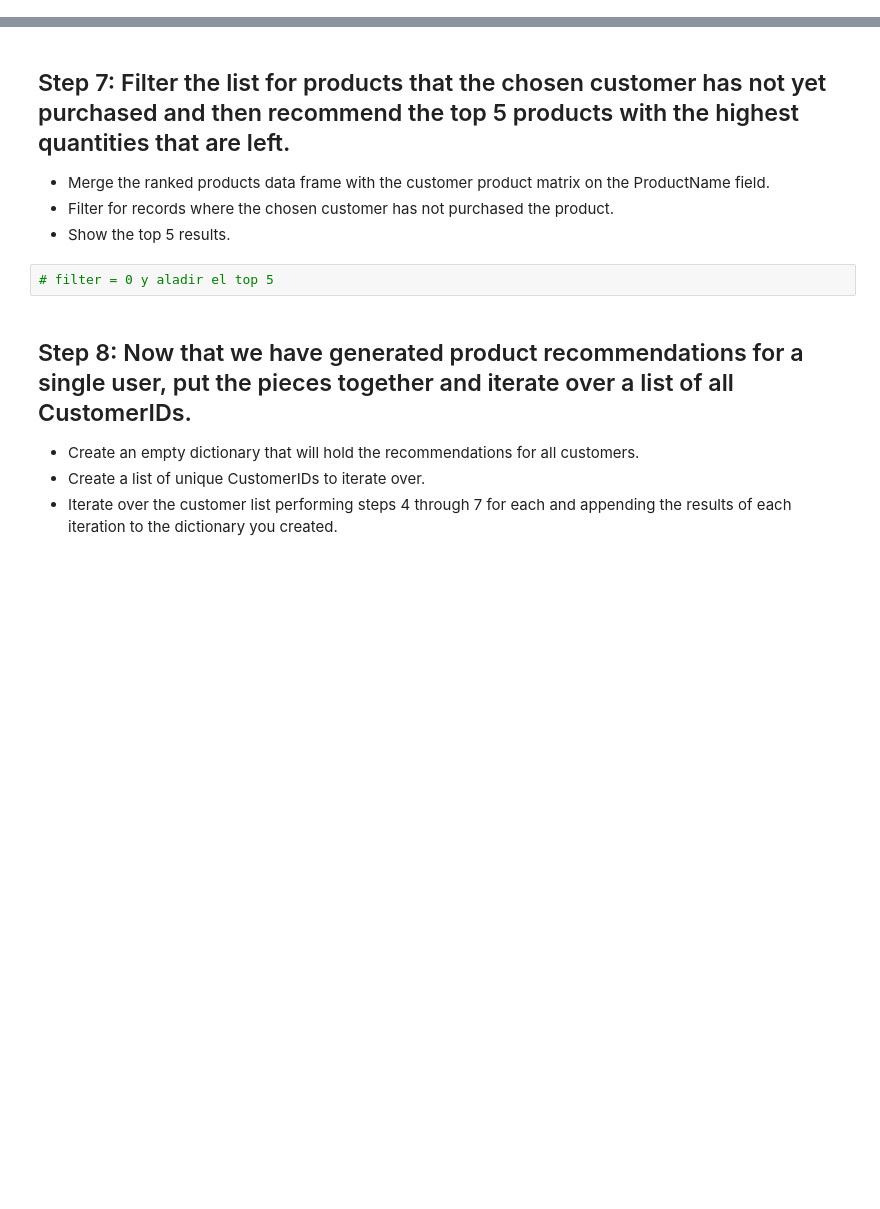
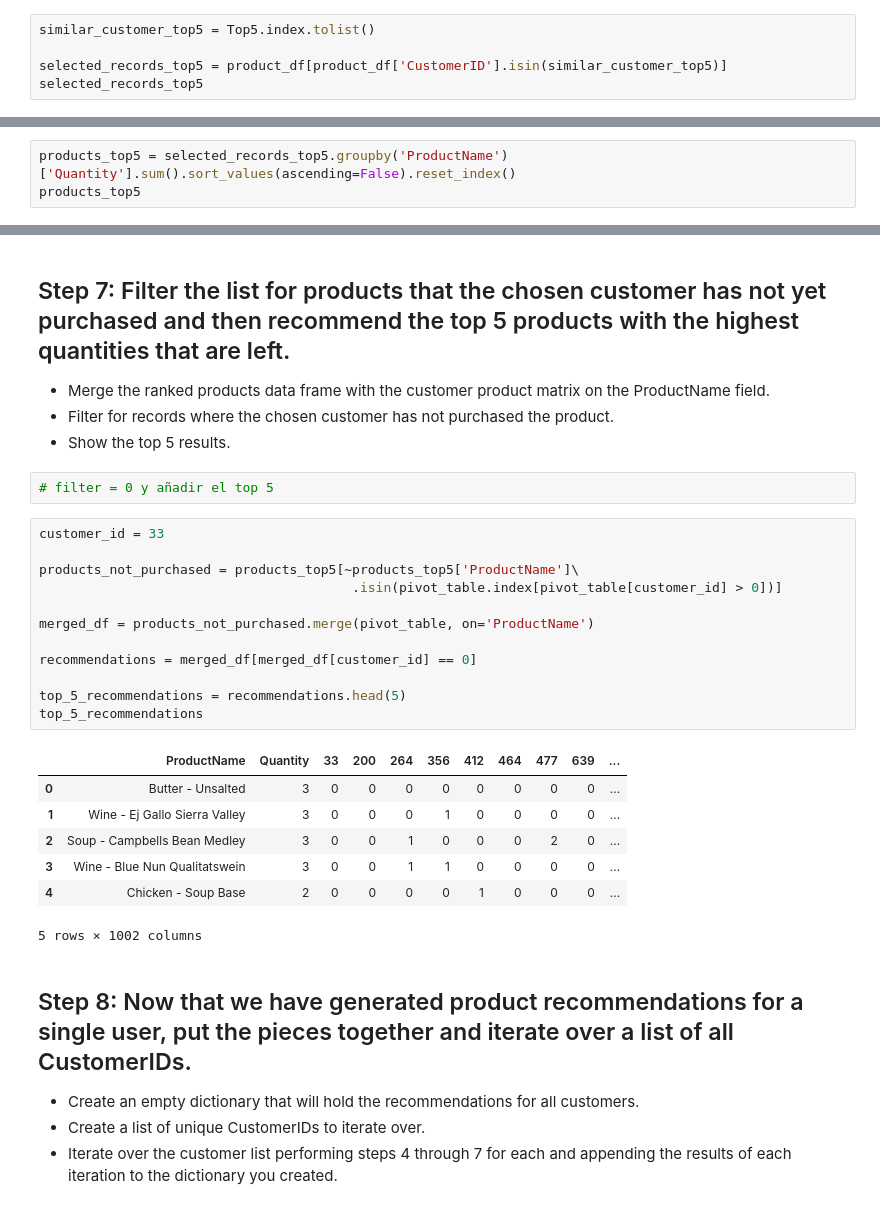
Before and after one commit to AlanaCastillo/dataptmad0923_labs, a Jupyter notebook: extra-work/m2/lab-intro-recommender-systems/your-code/main.ipynb, the cells around one changed output, grey strips where cells are left out. Cells and saved outputs as stored; diff of their text form; blank space fills up the shorter version.

```diff
--- a/extra-work/m2/lab-intro-recommender-systems/your-code/main.ipynb
+++ b/extra-work/m2/lab-intro-recommender-systems/your-code/main.ipynb
@@ -174,0 +160,5 @@ top5_similar
+# %%
+similar_customer_top5 = Top5.index.tolist()
+
+selected_records_top5 = product_df[product_df['CustomerID'].isin(similar_customer_top5)]
+selected_records_top5
@@ -178,3 +182,6 @@ top5_similar
 This will give you the total number of each product purchased by the 5 most similar customers to the customer you selected in order from most purchased to least.
 # %%
 # usar el data frame original y hacer un group by cuando dice aggregate = group by y sortearlo
+# %%
+products_top5 = selected_records_top5.groupby('ProductName')['Quantity'].sum().sort_values(ascending=False).reset_index()
+products_top5
@@ -185,7 +206,27 @@ This will give you the total number of each product purchased by the 5 most simi
 - Filter for records where the chosen customer has not purchased the product.
 - Show the top 5 results.
 # %%
-# filter = 0 y aladir el top 5
+# filter = 0 y añadir el top 5
+# %%
+customer_id = 33
+
+products_not_purchased = products_top5[~products_top5['ProductName']\
+                                        .isin(pivot_table.index[pivot_table[customer_id] > 0])]
+
+merged_df = products_not_purchased.merge(pivot_table, on='ProductName')
+
+recommendations = merged_df[merged_df[customer_id] == 0]
+
+top_5_recommendations = recommendations.head(5)
+top_5_recommendations
+# %% [output]
+|  | ProductName | Quantity | 33 | 200 | 264 | 356 | 412 | 464 | 477 | 639 | ... |
+| 0 | Butter - Unsalted | 3 | 0 | 0 | 0 | 0 | 0 | 0 | 0 | 0 | ... |
+| 1 | Wine - Ej Gallo Sierra Valley | 3 | 0 | 0 | 0 | 1 | 0 | 0 | 0 | 0 | ... |
+| 2 | Soup - Campbells Bean Medley | 3 | 0 | 0 | 1 | 0 | 0 | 0 | 2 | 0 | ... |
+| 3 | Wine - Blue Nun Qualitatswein | 3 | 0 | 0 | 1 | 1 | 0 | 0 | 0 | 0 | ... |
+| 4 | Chicken - Soup Base | 2 | 0 | 0 | 0 | 0 | 1 | 0 | 0 | 0 | ... |
+5 rows × 1002 columns
 # %% [markdown]
 ## Step 8: Now that we have generated product recommendations for a single user, put the pieces together and iterate over a list of all CustomerIDs.
 
```
Also changed, not shown: parts of 11 cells of this notebook.
